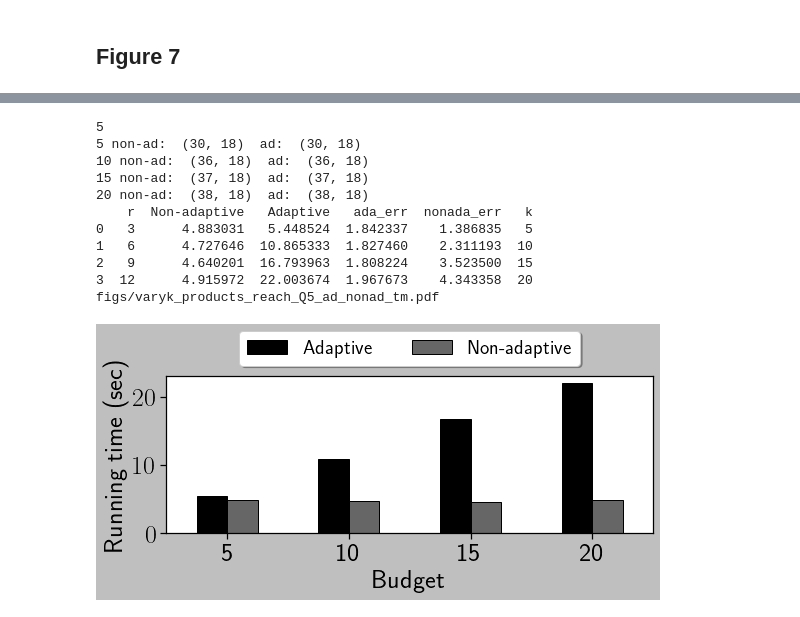
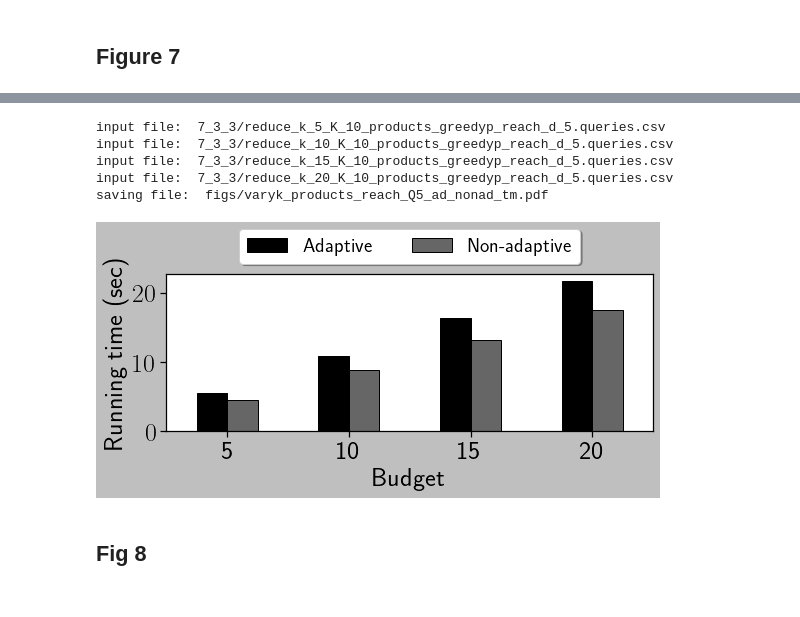
Before and after one commit to toggled/uncertainty, a Jupyter notebook: Plots.ipynb, the cells around one changed output, grey strips where cells are left out. Drawn from its saved outputs; the diff is of its cells as text; code cells hidden in the pictures.

Commit message:
ad-nonad-bug

```diff
--- a/Plots.ipynb
+++ b/Plots.ipynb
@@ -1118,13 +1068,8 @@ sns.set(rc={'figure.figsize':(8,4)})
 sns.set_style("dark", {'axes.grid' : False})
 sns.set_style("ticks")
 plt.style.use('grayscale')
-fontsize = 28
-labelsize = 22
-lw = 2
 
-# folder = 'output/baby/CRureduct2/'
-# folder = 'p/adap_products/'
-folder = 'products_cr/'
+folder = '7_3_3/'
 
 # K = 32
 # data = 'papers'
@@ -1136,7 +1081,6 @@ q = 'reach'
 # qset = range(1,6)
 qset = 5
 budgets = range(5,21,5)
-print(qset)
 varyK0 = [] #non-ada
 varyK1  = [] #ada
 est_alg = 'mcbfs'
@@ -1155,7 +1099,7 @@ for k in budgets:
     k = str(k)
     # reduce_k_2_K_10_restaurants_greedyp_reach_dhop.queries.csv
     name0 = folder+'reduce_k_'+k+'_K_10_'+data+'_'+alg0+'_'+q+'_d_'+str(qset)+'.queries.csv'
-    # print(name0)
+    print('input file: ',name0)
     df0 = pd.read_csv(name0)
     # for group in df0.groupby(['source','target']):
     #     print(group)
@@ -1172,7 +1116,7 @@ for k in budgets:
     #     df1 = df1[df1['DeltaH']>0]
     # df0 = df0[df0['H0'].values >0]
     # df1 = df1[df1['H0'].values >0]
-    print(k,'non-ad: ',df0.shape,' ad: ',df1.shape)
+    # print(k,'non-ad: ',df0.shape,' ad: ',df1.shape)
     varyK0.append(df0)
     varyK1.append(df1)
 
@@ -1188,45 +1132,42 @@ final_df['ada_err'] = df0.groupby('r')[col].std().values
 final_df['nonada_err'] = df1.groupby('r')[col].std().values
 final_df['r'] = final_df['r'].astype(int)
 final_df['k'] = (final_df['r']*qset/3).astype(int)
-print(final_df)
+# print(final_df)
 # ax = final_df.plot(x="r", y=["Adaptive","Non-adaptive"], kind="bar",rot=0)
 # plt.xlabel('r', fontsize=fontsize-2)
 ax = final_df.plot(x="k", y=["Adaptive","Non-adaptive"], kind="bar",rot=0)
 # sns.barplot(final_df, x="k",y=["Adaptive","Non-adaptive"])
 plt.xlabel('Budget', fontsize=fontsize-2)
 plt.ylabel('Running time (sec)',fontsize=fontsize-2)
 
 plt.xticks(fontsize=fontsize-2)
 plt.yticks(fontsize=fontsize-2)
 # ax.tick_params(axis='both', labelsize=fontsize)
 # plt.yscale('log',base=10)
 # plt.legend(fontsize=fontsize+10,bbox_to_anchor=(1.001,0.95),frameon = False,prop={"size":20})
 # plt.legend(fontsize=fontsize,loc='best',prop={"size":20})
 # plt.title('Budget = '+k,fontsize=fontsize-8)
 # ax = plt.gca()
 #
 #
 # ax.set_yscale('log')
 ax.get_yaxis().set_major_formatter(ScalarFormatter())
 ax.tick_params(axis = 'y', which = 'both', labelsize = fontsize-2)
 # ax.ticklabel_format(axis='y',style = 'sci', scilimits=(0,0))
 plt.legend(loc='lower center', bbox_to_anchor=(0.5, 1),\
           ncol=2, fancybox=True, shadow=True,fontsize=labelsize-2)
-fname = 'figs/varyk_'+data+"_"+q+'_Q'+str(qset)+'_ad_nonad_tm.pdf'
-print(fname)
+fname = output_folder+'/varyk_'+data+"_"+q+'_Q'+str(qset)+'_ad_nonad_tm.pdf'
+print('saving file: ',fname)
 plt.tight_layout()
 plt.savefig(fname)
 plt.show()
 # %% [output]
-5
-5 non-ad:  (30, 18)  ad:  (30, 18)
-10 non-ad:  (36, 18)  ad:  (36, 18)
-15 non-ad:  (37, 18)  ad:  (37, 18)
-20 non-ad:  (38, 18)  ad:  (38, 18)
-    r  Non-adaptive   Adaptive   ada_err  nonada_err   k
-0   3      4.883031   5.448524  1.842337    1.386835   5
-1   6      4.727646  10.865333  1.827460    2.311193  10
-2   9      4.640201  16.793963  1.808224    3.523500  15
-3  12      4.915972  22.003674  1.967673    4.343358  20
-figs/varyk_products_reach_Q5_ad_nonad_tm.pdf
+input file:  7_3_3/reduce_k_5_K_10_products_greedyp_reach_d_5.queries.csv
+input file:  7_3_3/reduce_k_10_K_10_products_greedyp_reach_d_5.queries.csv
+input file:  7_3_3/reduce_k_15_K_10_products_greedyp_reach_d_5.queries.csv
+input file:  7_3_3/reduce_k_20_K_10_products_greedyp_reach_d_5.queries.csv
+saving file:  figs/varyk_products_reach_Q5_ad_nonad_tm.pdf
-[figure, old version]
+[figure, new version]
+# %% [markdown]
+Fig 8
+----
```
Also changed, not shown: parts of 3 cells of this notebook, 1 other file.
